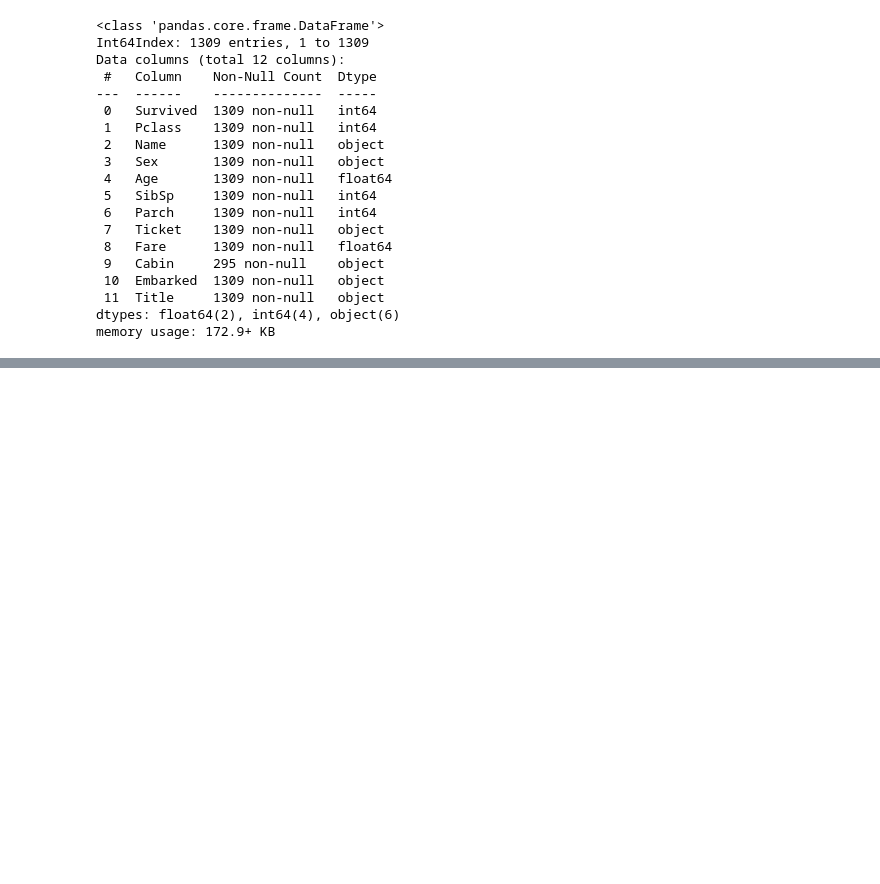
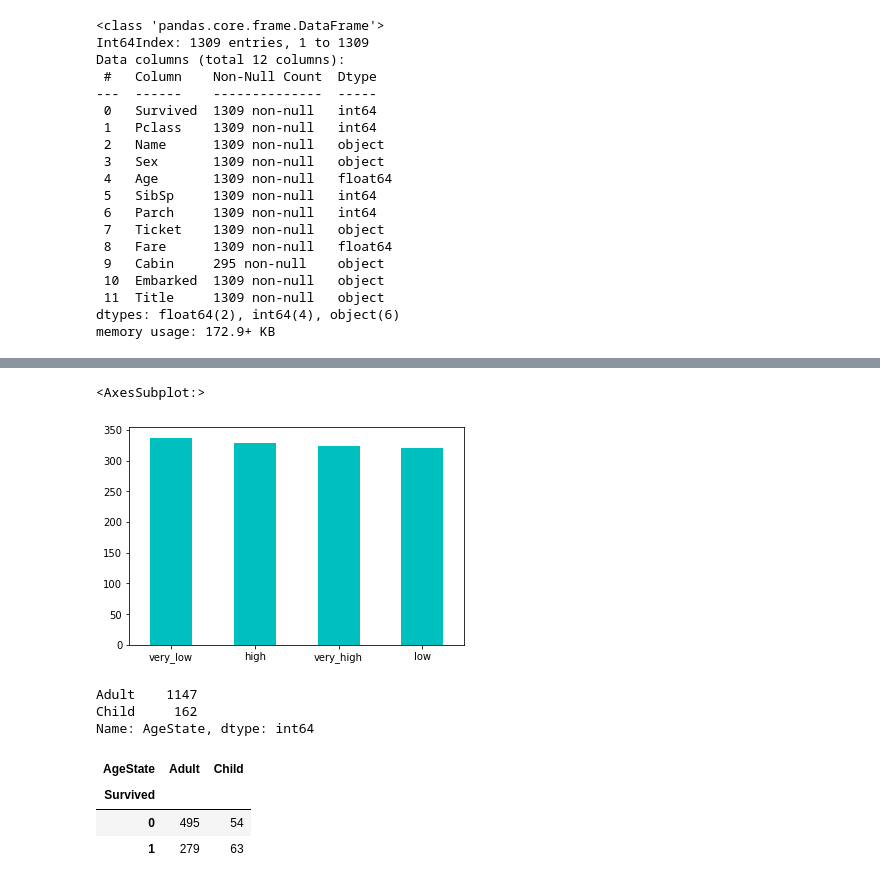
Before and after one commit to walecole/Titanic, a Jupyter notebook: notebooks/1.0-ak-exploring-processing-data.ipynb, the cells around one changed output, grey strips where cells are left out. Cells and saved outputs as stored; diff of their text form; code cells hidden in the pictures; blank space fills up the shorter version.

```diff
--- a/notebooks/1.0-ak-exploring-processing-data.ipynb
+++ b/notebooks/1.0-ak-exploring-processing-data.ipynb
@@ -763,0 +845,5 @@ memory usage: 172.9+ KB
+# %%
+pd.qcut(df.Fare, 4, labels=['very_low','low','high','very_high']).value_counts().plot(kind='bar', color='c', rot=0)
+# %% [output]
+<AxesSubplot:>
+[figure, added]
@@ -763,0 +858,14 @@ memory usage: 172.9+ KB
+# %%
+df['AgeState'].value_counts()
+# %% [output]
+Adult    1147
+Child     162
+Name: AgeState, dtype: int64
+# %%
+# crosstab
+pd.crosstab(df[df.Survived != -888].Survived, df[df.Survived != -888].AgeState)
+# %% [output]
+| AgeState | Adult | Child |
+| Survived |  |  |
+| 0 | 495 | 54 |
+| 1 | 279 | 63 |
```
Also changed, not shown: parts of 43 cells of this notebook.
